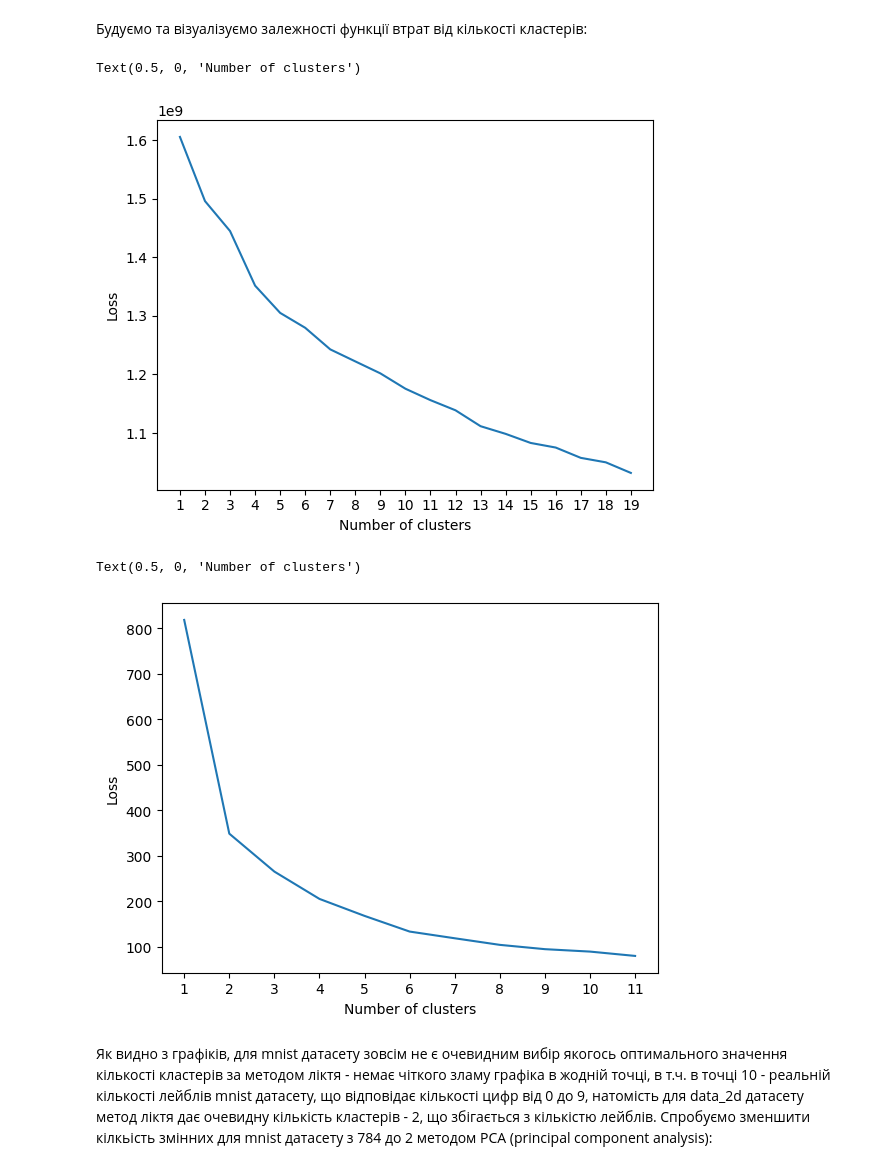
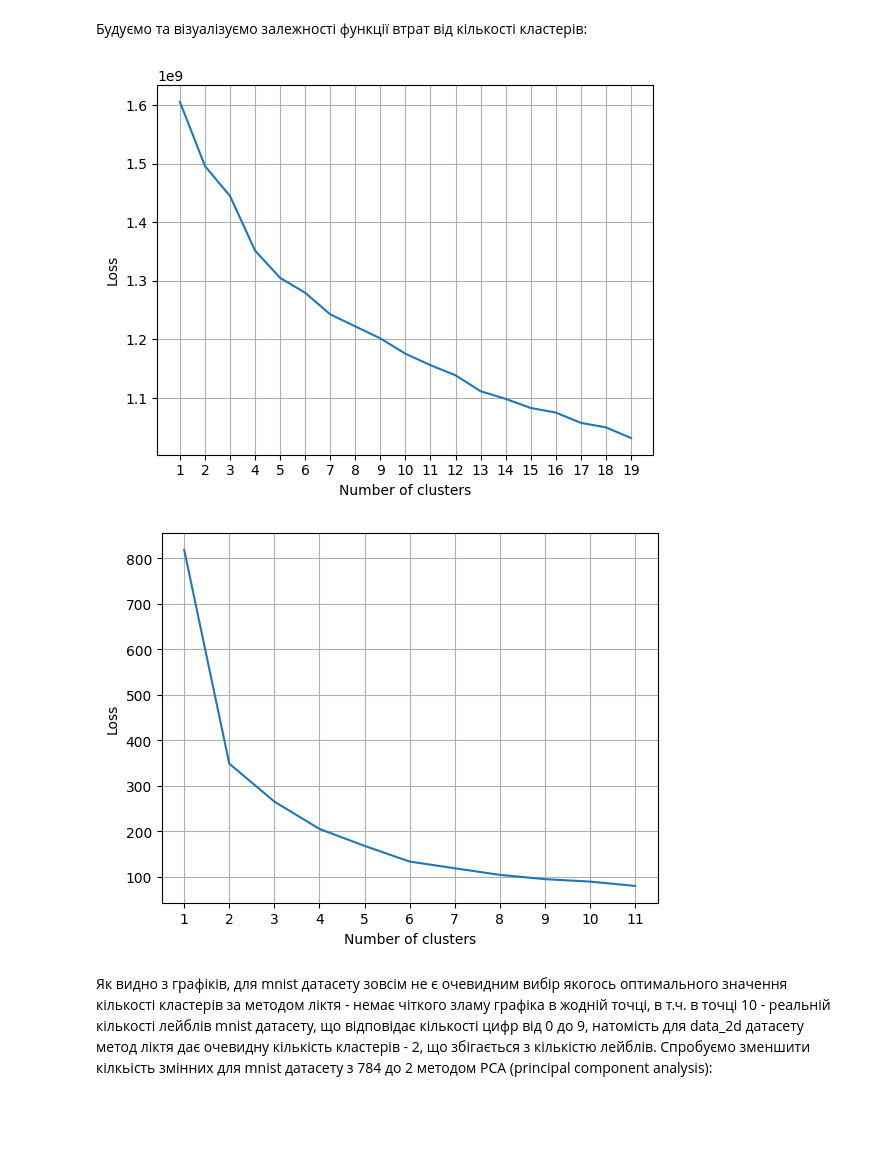
Before and after one commit to FTKV/python-data-science-hw, a Jupyter notebook: hw06/Hw6.ipynb, the cells around one changed output. Drawn from its saved outputs; the diff is of its cells as text; code cells hidden in the pictures; blank space fills up the shorter version.

```diff
--- a/hw06/Hw6.ipynb
+++ b/hw06/Hw6.ipynb
@@ -55,18 +55,19 @@ display(df_data_2d)
 # %%
 X_mnist = df_mnist[np.arange(1, 785)]
 wcss = []
 for i in range(1, 20):
     kmeans_mnist = KMeans(n_clusters = i, init = 'k-means++', n_init = 'auto', random_state = 42)
     kmeans_mnist.fit(X_mnist)
     wcss.append(kmeans_mnist.inertia_)
 
 plt.plot(range(1, 20), wcss)
 plt.xticks(np.arange(1, 20, step=1))
 plt.ylabel('Loss')
 plt.xlabel('Number of clusters')
+plt.grid(visible=True)
+plt.show()
 # %% [output]
-Text(0.5, 0, 'Number of clusters')
-[figure, old version]
+[figure, new version]
 # %%
 X_data_2d = df_data_2d[[1, 2]]
 wcss = []
@@ -79,9 +80,10 @@ plt.plot(range(1, 12), wcss)
 plt.xticks(np.arange(1, 12, step=1))
 plt.ylabel('Loss')
 plt.xlabel('Number of clusters')
+plt.grid(visible=True)
+plt.show()
 # %% [output]
-Text(0.5, 0, 'Number of clusters')
-[figure, old version]
+[figure, new version]
 # %% [markdown]
 Як видно з графіків, для mnist датасету зовсім не є очевидним вибір якогось оптимального значення кількості кластерів за методом ліктя - немає чіткого зламу графіка в жодній точці, в т.ч. в точці 10 - реальній кількості лейблів mnist датасету, що відповідає кількості цифр від 0 до 9, натомість для data_2d датасету метод ліктя дає очевидну кількість кластерів - 2, що збігається з кількістю лейблів. Спробуємо зменшити кілкьість змінних для mnist датасету з 784 до 2 методом PCA (principal component analysis):
 # %%
```
Also changed, not shown: parts of 1 cell of this notebook.
